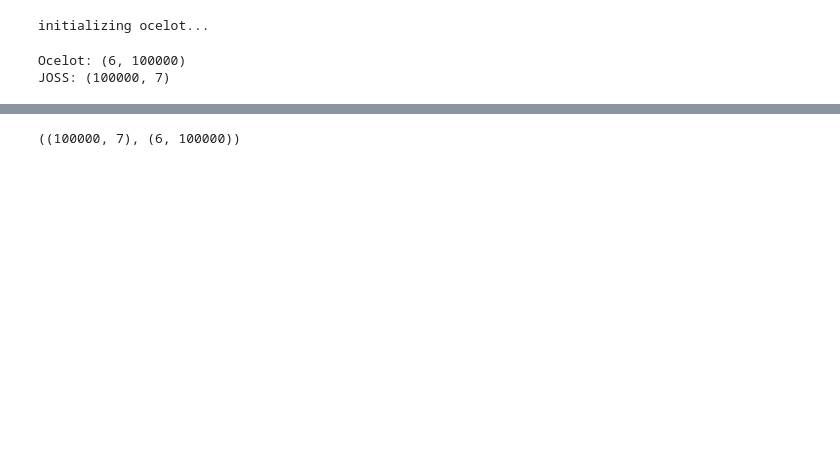
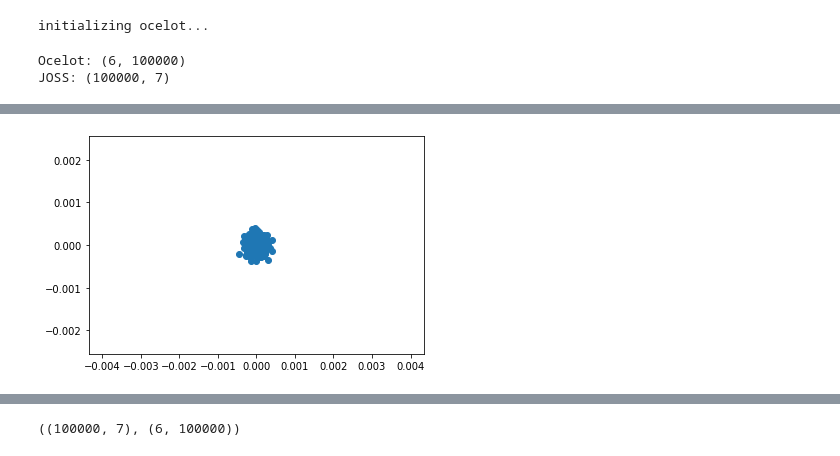
Before and after one commit to desy-ml/cheetah, a Jupyter notebook: ocelot_vs_joss.ipynb, the cells around one changed output, grey strips where cells are left out. Drawn from its saved outputs; the diff is of its cells as text; code cells hidden in the pictures; blank space fills up the shorter version.

```diff
--- a/ocelot_vs_joss.ipynb
+++ b/ocelot_vs_joss.ipynb
@@ -80,0 +96,7 @@ JOSS: 0.00020895736917199073 / 8.612445128525032e-05
+# %%
+plt.scatter(particles_joss[:1000,0], particles_joss[:1000,2])
+plt.xlim(-screen_resolution[0] * meter_per_pixel[0] / 2, screen_resolution[0] * meter_per_pixel[0] / 2)
+plt.ylim(-screen_resolution[1] * meter_per_pixel[1] / 2, screen_resolution[1] * meter_per_pixel[1] / 2)
+plt.show()
+# %% [output]
+[figure, added]
```
Also changed, not shown: parts of 8 cells of this notebook, 4 other files.
